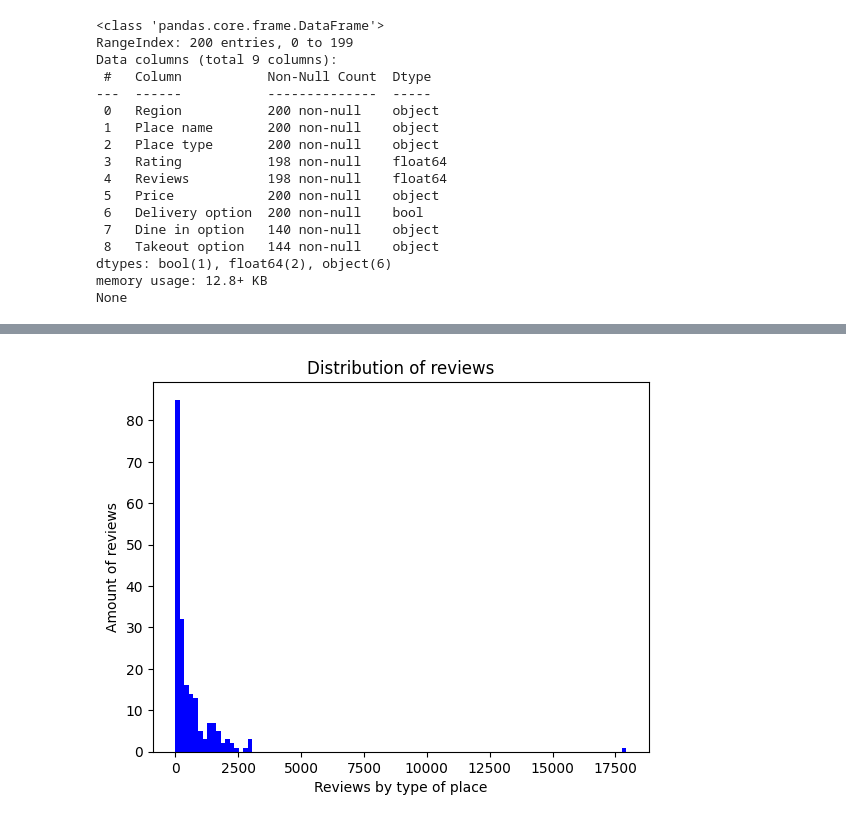
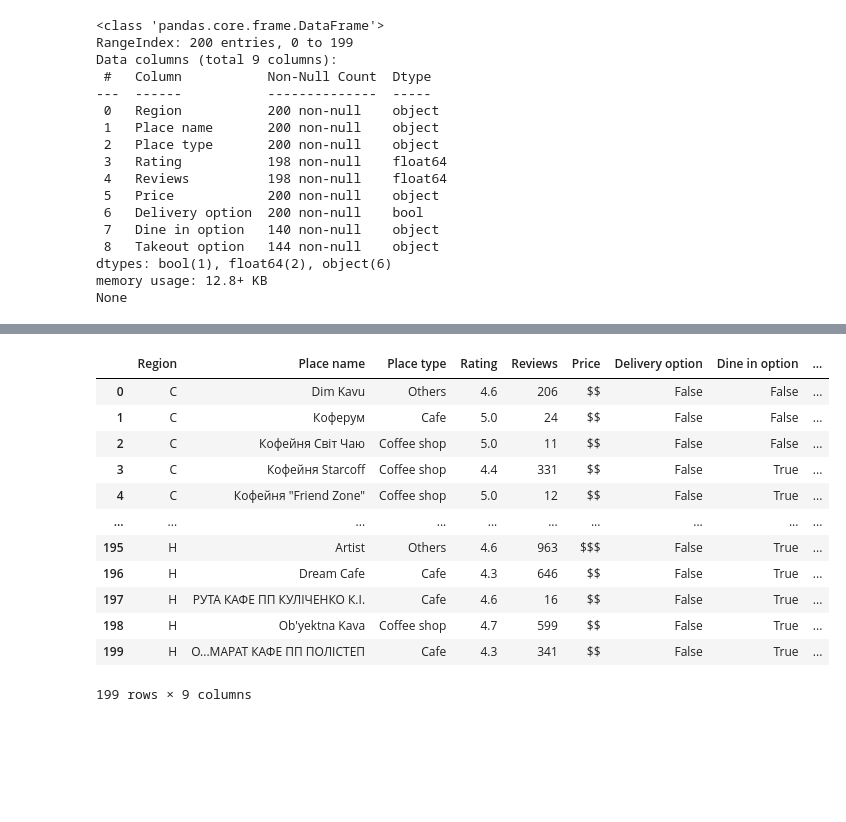
Before and after one commit to LeilaZakharova/moc_sql_coffeine_form, a Jupyter notebook: report.ipynb, the cells around one changed output, grey strips where cells are left out. Cells and saved outputs as stored; diff of their text form; code cells hidden in the pictures; blank space fills up the shorter version.

```diff
--- a/report.ipynb
+++ b/report.ipynb
@@ -106,12 +110,19 @@ print(coffee_shops['Rating'].isna().sum())
 # %%
-clean_data.rename(columns={
-    clean_data.columns[-3]: "Delivery Option",
-    clean_data.columns[-2]: "Dine in Option",
-    clean_data.columns[-1]: "Takeout Option"
-}, inplace=True)
-
-(clean_data.
- dtypes)
+# There is an extreme value in distribution. Filter this number of reviews
+coffee_shops_filtered = cleaned_coffee_shops[cleaned_coffee_shops["Reviews"] < 10000]
+coffee_shops_filtered
 # %% [output]
-[figure, removed]
+|  | Region | Place name | Place type | Rating | Reviews | Price | Delivery option | Dine in option | ... |
+| 0 | C | Dim Kavu | Others | 4.6 | 206 | $$ | False | False | ... |
+| 1 | C | Коферум | Cafe | 5.0 | 24 | $$ | False | False | ... |
+| 2 | C | Кофейня Світ Чаю | Coffee shop | 5.0 | 11 | $$ | False | False | ... |
+| 3 | C | Кофейня Starcoff | Coffee shop | 4.4 | 331 | $$ | False | True | ... |
+| 4 | C | Кофейня "Friend Zone" | Coffee shop | 5.0 | 12 | $$ | False | True | ... |
+| ... | ... | ... | ... | ... | ... | ... | ... | ... | ... |
+| 195 | H | Artist | Others | 4.6 | 963 | $$$ | False | True | ... |
+| 196 | H | Dream Cafe | Cafe | 4.3 | 646 | $$ | False | True | ... |
+| 197 | H | РУТА КАФЕ ПП КУЛІЧЕНКО К.І. | Cafe | 4.6 | 16 | $$ | False | True | ... |
+| 198 | H | Ob'yektna Kava | Coffee shop | 4.7 | 599 | $$ | False | True | ... |
+| 199 | H | О...МАРАТ КАФЕ ПП ПОЛІСТЕП | Cafe | 4.3 | 341 | $$ | False | True | ... |
+199 rows × 9 columns
 # %%
```
Also changed, not shown: parts of 4 cells of this notebook.
